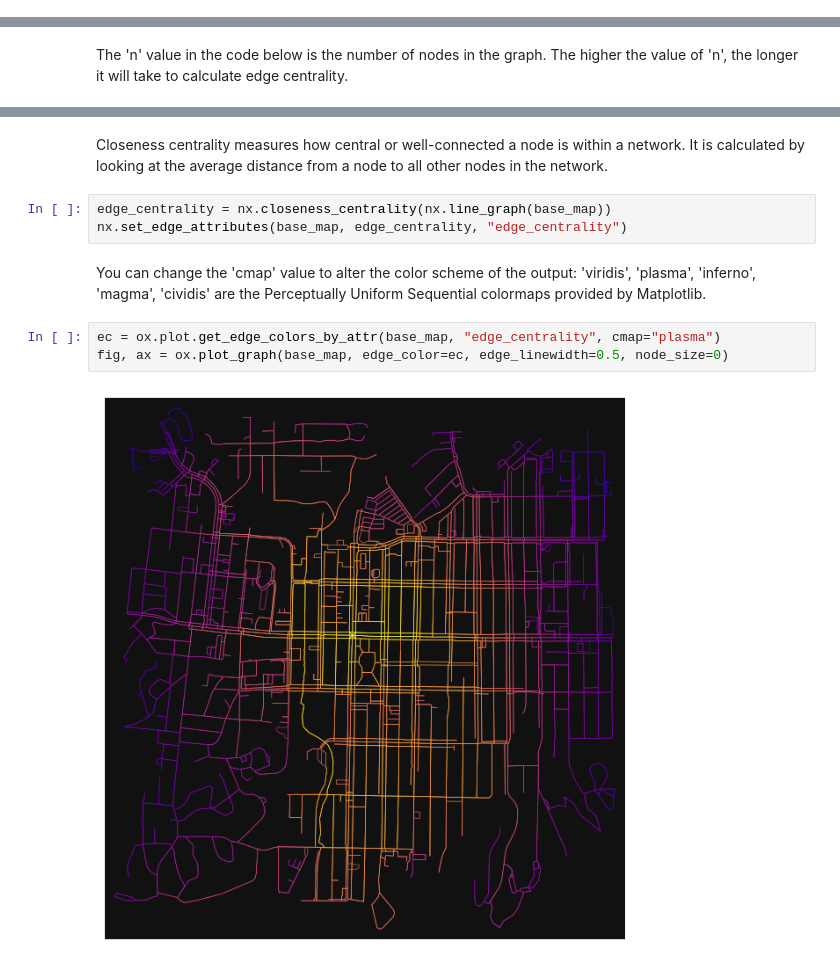
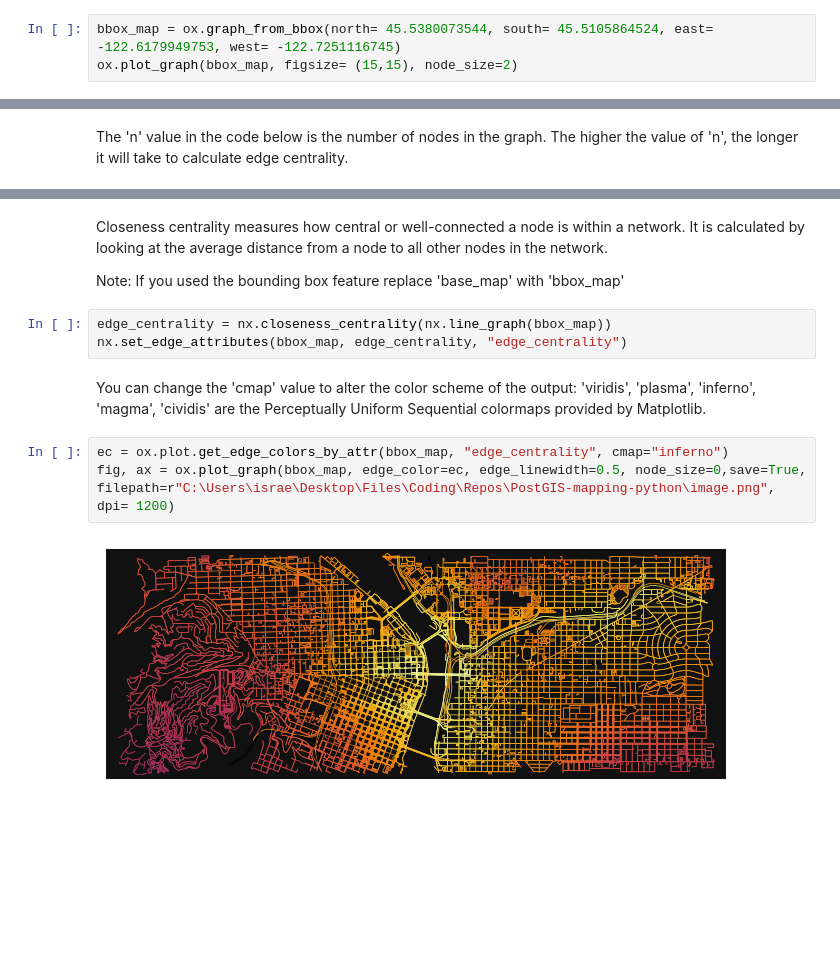
Before and after one commit to idellinger/Python-Map-Tools, a Jupyter notebook: map_create.ipynb, the cells around one changed output, grey strips where cells are left out. Saved outputs shown, nothing was run; the diff lists cells and outputs as text; blank space fills up the shorter version.

```diff
--- a/map_create.ipynb
+++ b/map_create.ipynb
@@ -19,0 +22,3 @@ ox.plot_graph(base_map, figsize= (15,15), node_size=5)
+# %%
+bbox_map = ox.graph_from_bbox(north= 45.5380073544, south= 45.5105864524, east= -122.6179949753, west= -122.7251116745)
+ox.plot_graph(bbox_map, figsize= (15,15), node_size=2)
@@ -51,12 +59,14 @@ ox.basic_stats(base_map_proj, area=graph_area_m, clean_int_tol=15)
 # %% [markdown]
 Closeness centrality measures how central or well-connected a node is within a network. It is calculated by looking at the average distance from a node to all other nodes in the network.
+
+Note: If you used the bounding box feature replace 'base_map' with 'bbox_map'
 # %%
-edge_centrality = nx.closeness_centrality(nx.line_graph(base_map))
-nx.set_edge_attributes(base_map, edge_centrality, "edge_centrality")
+edge_centrality = nx.closeness_centrality(nx.line_graph(bbox_map))
+nx.set_edge_attributes(bbox_map, edge_centrality, "edge_centrality")
 # %% [markdown]
 You can change the 'cmap' value to alter the color scheme of the output: 'viridis', 'plasma', 'inferno', 'magma', 'cividis' are the Perceptually Uniform Sequential colormaps provided by Matplotlib.
 # %%
-ec = ox.plot.get_edge_colors_by_attr(base_map, "edge_centrality", cmap="plasma")
-fig, ax = ox.plot_graph(base_map, edge_color=ec, edge_linewidth=0.5, node_size=0)
+ec = ox.plot.get_edge_colors_by_attr(bbox_map, "edge_centrality", cmap="inferno")
+fig, ax = ox.plot_graph(bbox_map, edge_color=ec, edge_linewidth=0.5, node_size=0,save=True, filepath=r"C:\Users\israe\Desktop\Files\Coding\Repos\PostGIS-mapping-python\image.png", dpi= 1200)
 # %% [output]
-[figure, old version]
+[figure, new version]
```
Also changed, not shown: parts of 8 cells of this notebook.
